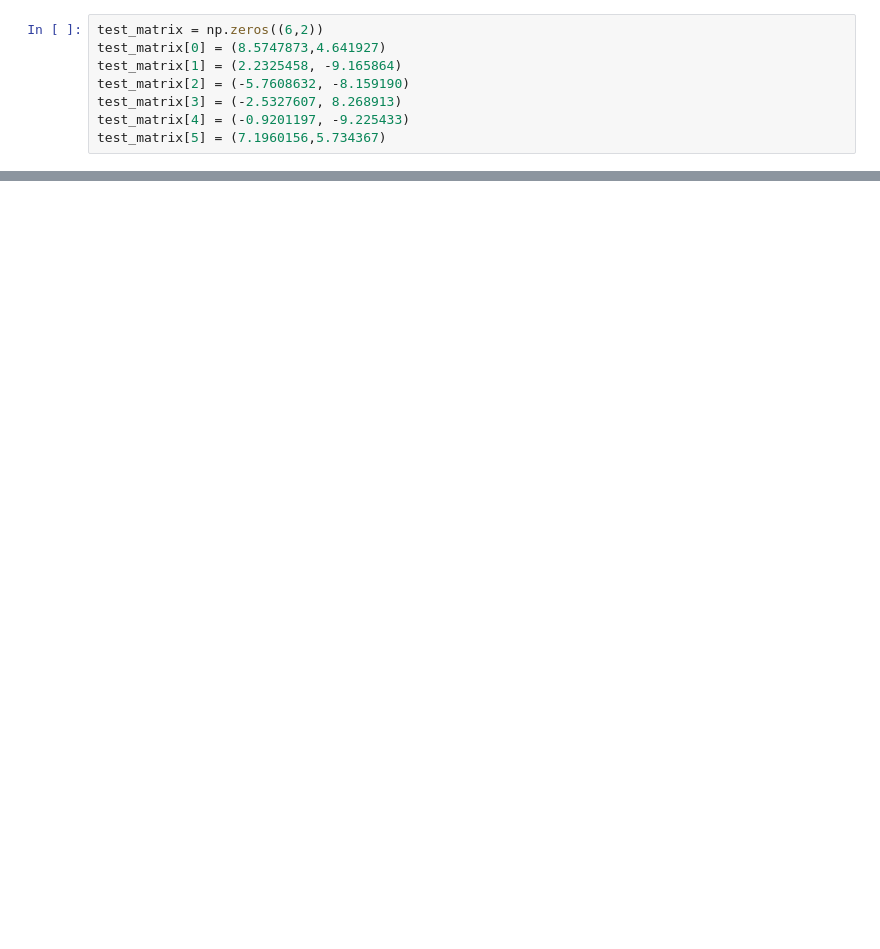
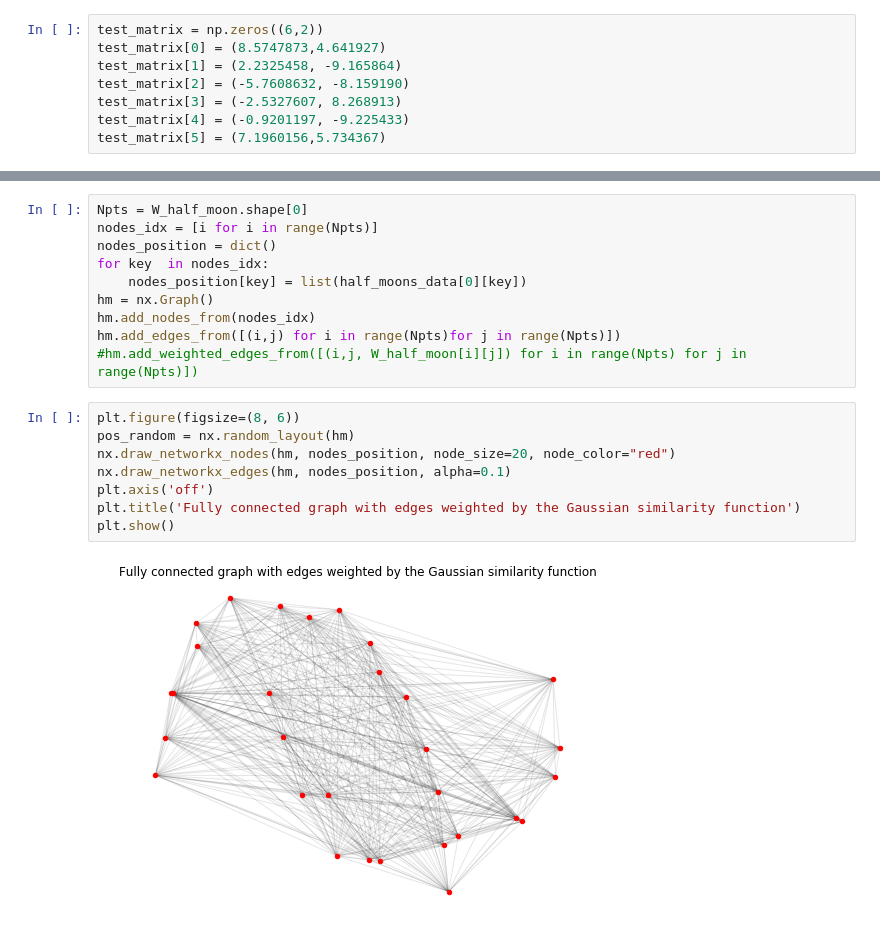
Before and after one commit to msarrias/spectral-clustering, a Jupyter notebook: playground.ipynb, the cells around one changed output, grey strips where cells are left out. Saved outputs shown, nothing was run; the diff lists cells and outputs as text; blank space fills up the shorter version.

```diff
--- a/playground.ipynb
+++ b/playground.ipynb
@@ -172,0 +199,20 @@ test_matrix[5] = (7.1960156,5.734367)
+# %%
+Npts = W_half_moon.shape[0]
+nodes_idx = [i for i in range(Npts)]
+nodes_position = dict()
+for key  in nodes_idx:
+    nodes_position[key] = list(half_moons_data[0][key])
+hm = nx.Graph()
+hm.add_nodes_from(nodes_idx)
+hm.add_edges_from([(i,j) for i in range(Npts)for j in range(Npts)])
+#hm.add_weighted_edges_from([(i,j, W_half_moon[i][j]) for i in range(Npts) for j in range(Npts)])
+# %%
+plt.figure(figsize=(8, 6))
+pos_random = nx.random_layout(hm)
+nx.draw_networkx_nodes(hm, nodes_position, node_size=20, node_color="red")
+nx.draw_networkx_edges(hm, nodes_position, alpha=0.1)
+plt.axis('off')
+plt.title('Fully connected graph with edges weighted by the Gaussian similarity function')
+plt.show()
+# %% [output]
+[figure, added]
```
Also changed, not shown: parts of 27 cells of this notebook.
